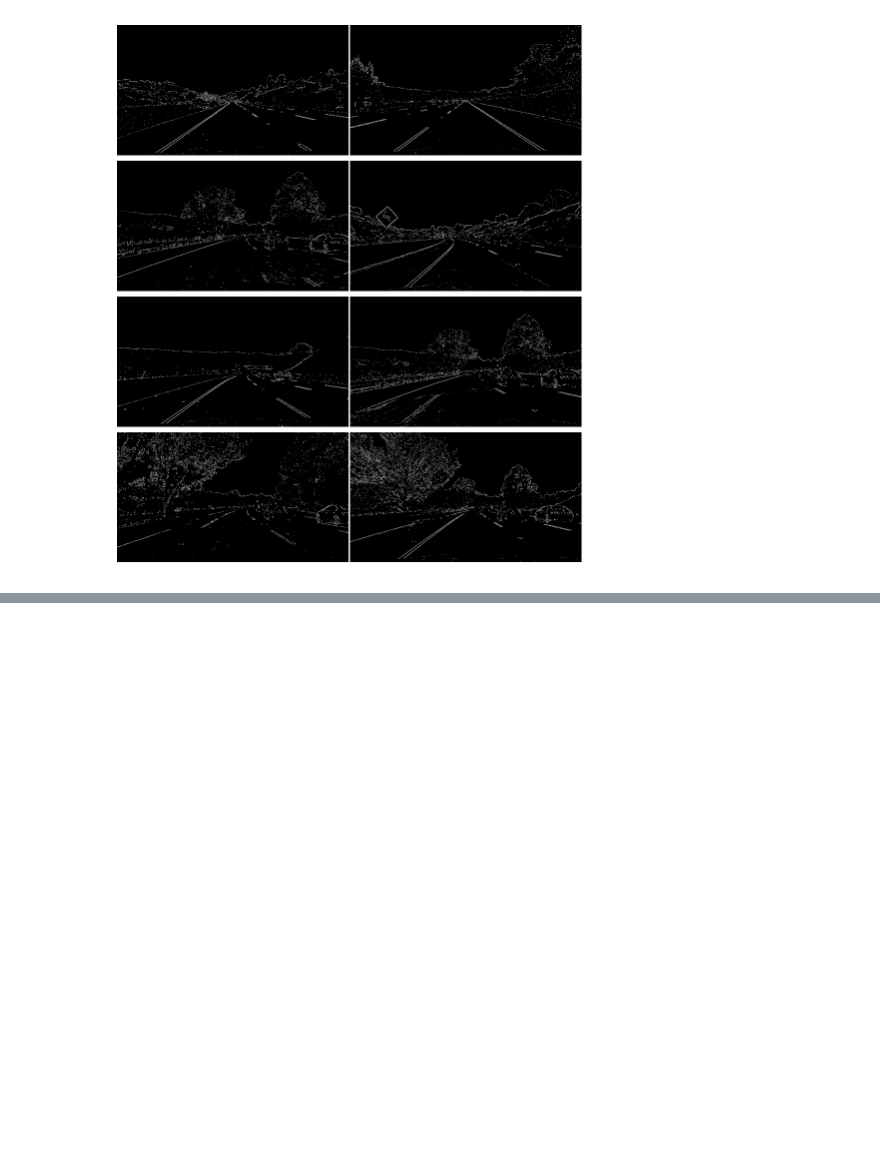
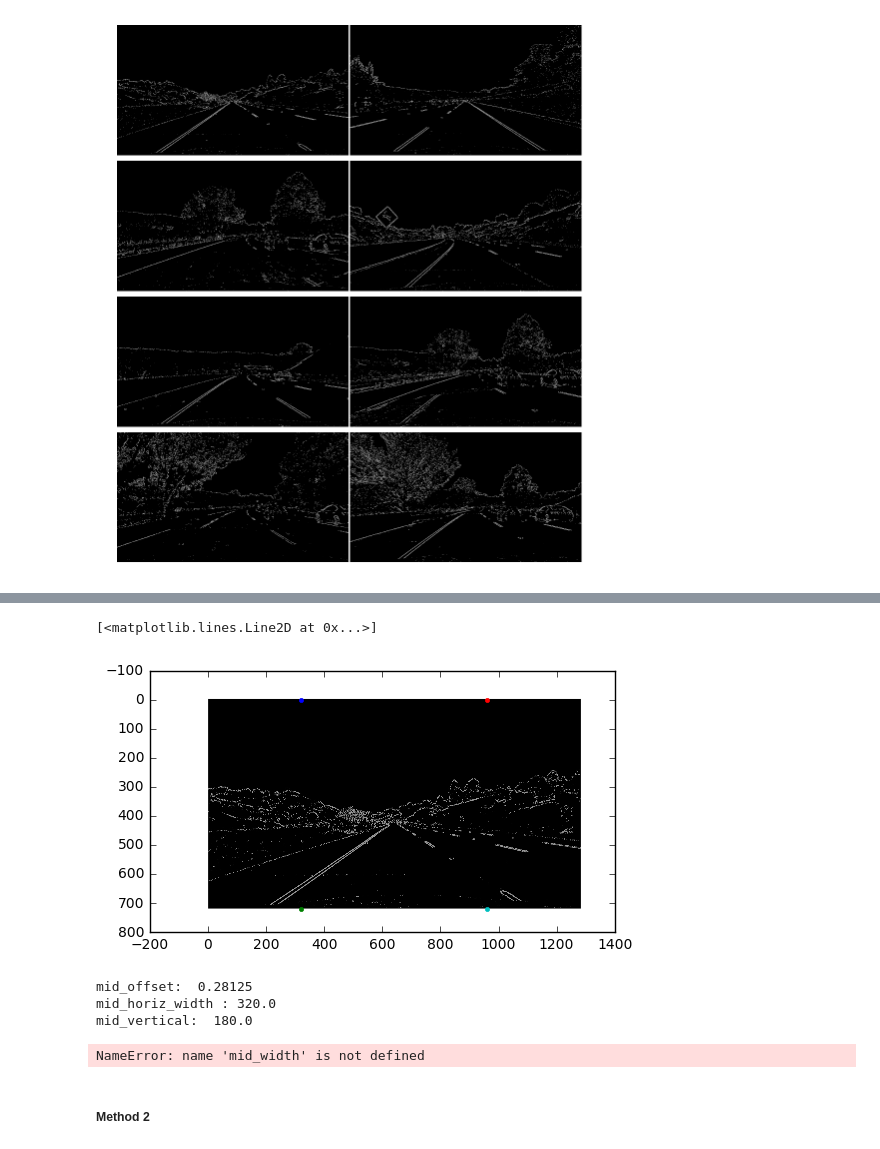
Before and after one commit to JonathanCMitchell/Advanced-Lane-Line-Detection, a Jupyter notebook: Experimenting.ipynb, the cells around one changed output, grey strips where cells are left out. Drawn from its saved outputs; the diff is of its cells as text; code cells hidden in the pictures; blank space fills up the shorter version.

```diff
--- a/Experimenting.ipynb
+++ b/Experimenting.ipynb
@@ -225,0 +256,32 @@ plt.show()
+# %%
+top_left_dst = [320, 0]
+top_right_dst = [320, 720]
+bot_left_dst = [960, 0]
+bot_right_dst = [960, 720]
+plt.imshow(image)
+plt.plot(top_left_dst[0], top_left_dst[1], '.')
+plt.plot(top_right_dst[0], top_right_dst[1], '.')
+plt.plot(bot_left_dst[0], bot_left_dst[1], '.')
+plt.plot(bot_right_dst[0], bot_right_dst[1], '.')
+# %% [output]
+[<matplotlib.lines.Line2D at 0x...>]
+[figure, added]
+# %%
+mid_vertical = 0.5 * img.shape[0] * 0.5
+mid_horiz_width = 0.5 * img.shape[1] * 0.5
+mid_offset = 0.5 * img.shape[0] / img.shape[1]
+
+print('mid_offset: ', mid_offset)
+print('mid_horiz_width :', mid_horiz_width)
+print('mid_vertical: ', mid_vertical)
+# %% [output]
+mid_offset:  0.28125
+mid_horiz_width : 320.0
+mid_vertical:  180.0
+# %%
+src = np.float32([img.shape[1]*(0.5 * mid_width/2), img.shape[0]*height_pct],
+                 [img.shape[1] * (0.5 * mid_width/2), img.shape[0]]*height_pct)
+# %% [output]
+NameError: name 'mid_width' is not defined
+# %% [markdown]
+##### Method 2
```
Also changed, not shown: parts of 14 cells of this notebook.
